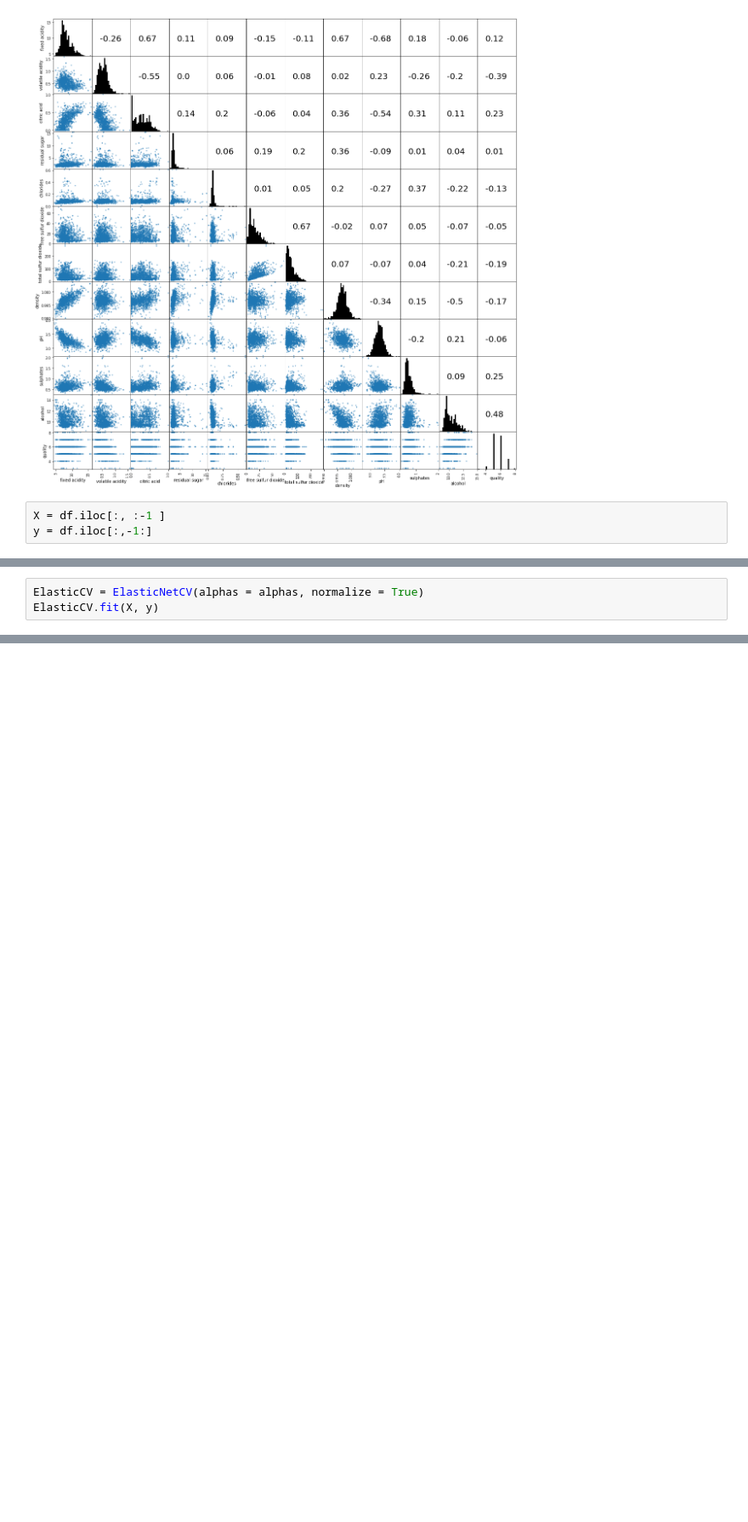
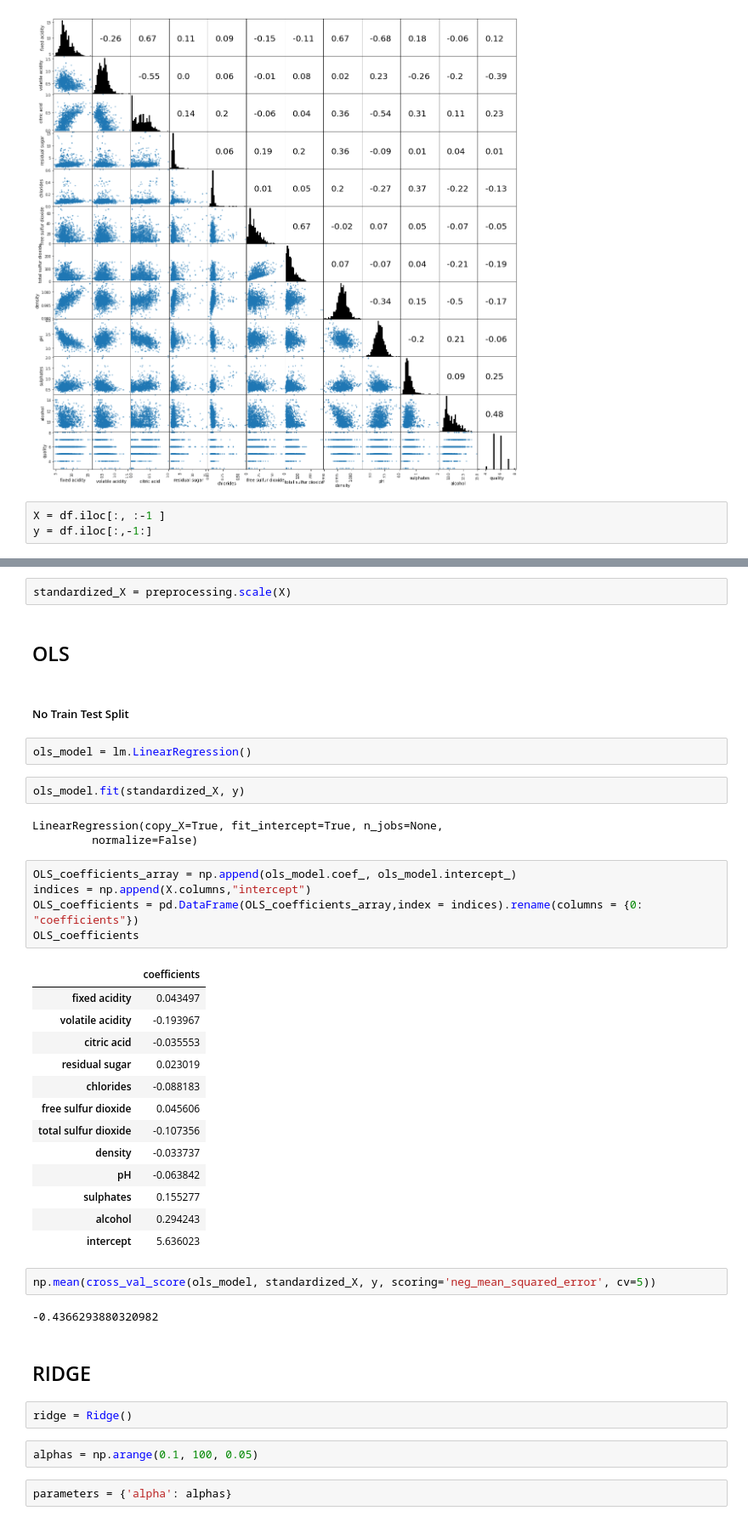
Before and after one commit to sumaanyu/Some-Regression-and-Classification-Projects, a Jupyter notebook: Project.ipynb, the cells around one changed output, grey strips where cells are left out. Shown: that part at 85% size. Cells and saved outputs as stored; diff of their text form; blank space fills up the shorter version.

```diff
--- a/Project.ipynb
+++ b/Project.ipynb
@@ -173,3 +103,0 @@ ElasticCV.alpha_
-# %%
-ElasticCV = ElasticNetCV(alphas = alphas, normalize = True)
-ElasticCV.fit(X, y)
@@ -281,0 +104,44 @@ def rmse(actual_y, predicted_y):
+# %%
+standardized_X = preprocessing.scale(X)
+# %% [markdown]
+## OLS
+# %% [markdown]
+##### No Train Test Split
+# %%
+ols_model = lm.LinearRegression()
+# %%
+ols_model.fit(standardized_X, y)
+# %% [output]
+LinearRegression(copy_X=True, fit_intercept=True, n_jobs=None,
+         normalize=False)
+# %%
+OLS_coefficients_array = np.append(ols_model.coef_, ols_model.intercept_)
+indices = np.append(X.columns,"intercept")
+OLS_coefficients = pd.DataFrame(OLS_coefficients_array,index = indices).rename(columns = {0: "coefficients"})
+OLS_coefficients
+# %% [output]
+|  | coefficients |
+| fixed acidity | 0.043497 |
+| volatile acidity | -0.193967 |
+| citric acid | -0.035553 |
+| residual sugar | 0.023019 |
+| chlorides | -0.088183 |
+| free sulfur dioxide | 0.045606 |
+| total sulfur dioxide | -0.107356 |
+| density | -0.033737 |
+| pH | -0.063842 |
+| sulphates | 0.155277 |
+| alcohol | 0.294243 |
+| intercept | 5.636023 |
+# %%
+np.mean(cross_val_score(ols_model, standardized_X, y, scoring='neg_mean_squared_error', cv=5))
+# %% [output]
+-0.4366293880320982
+# %% [markdown]
+## RIDGE
+# %%
+ridge = Ridge()
+# %%
+alphas = np.arange(0.1, 100, 0.05)
+# %%
+parameters = {'alpha': alphas}
```
Also changed, not shown: parts of 50 cells of this notebook, 1 other file.
